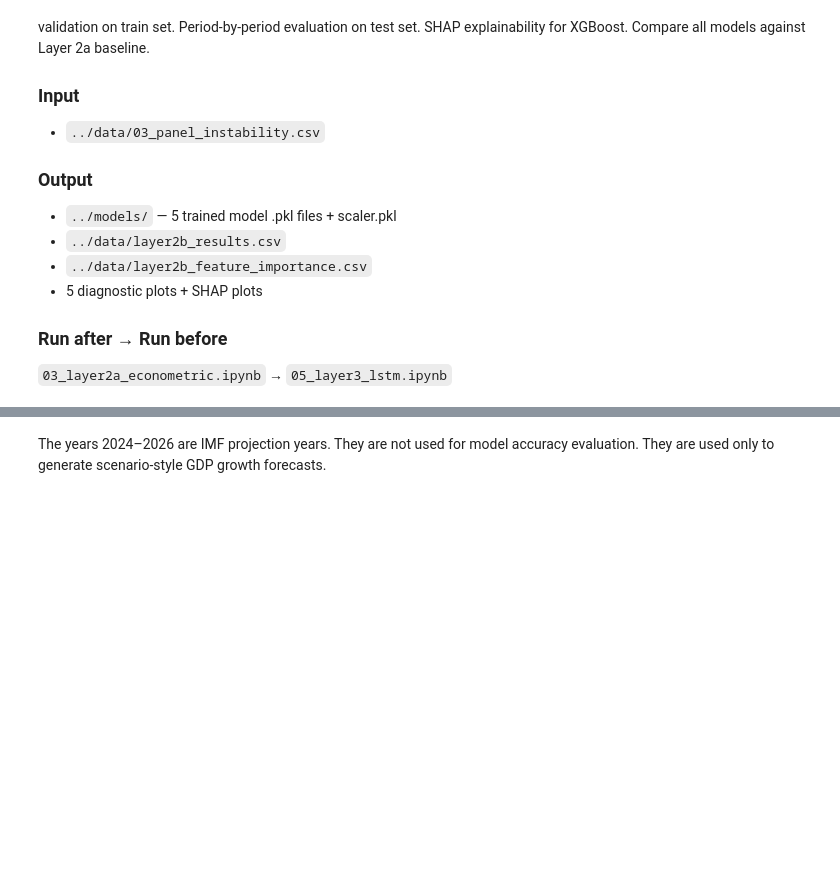
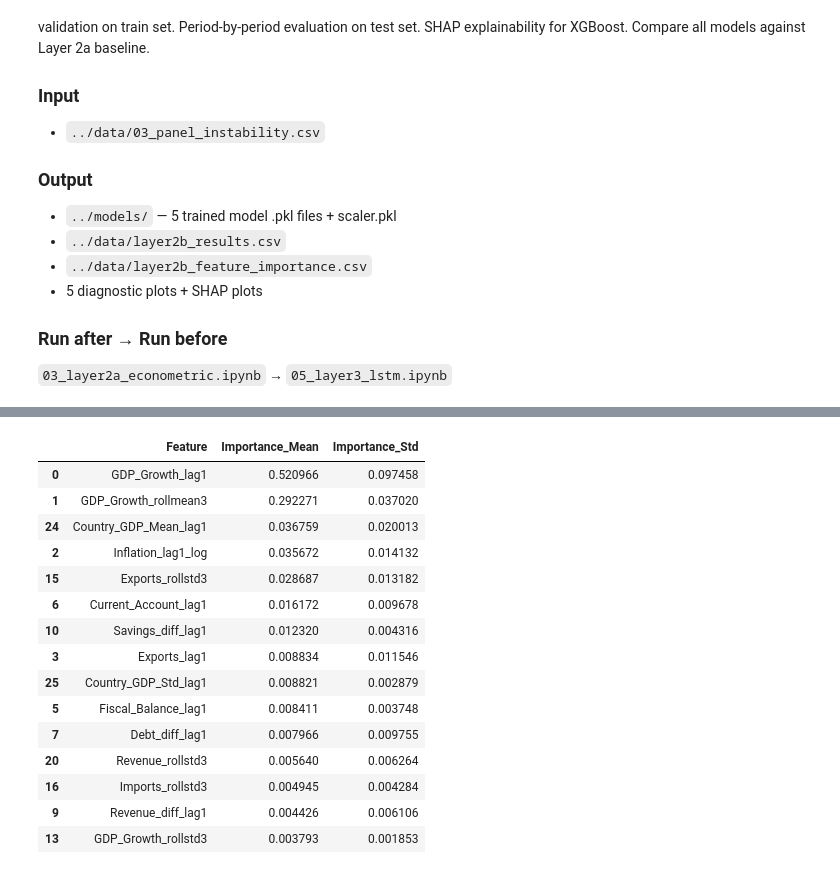
Before and after one commit to debottamc2002/Final_Project, a Jupyter notebook: major_project/04_layer2b_ml_models.ipynb, the cells around one changed output, grey strips where cells are left out. Cells and saved outputs as stored; diff of their text form; code cells hidden in the pictures; blank space fills up the shorter version.

```diff
--- a/major_project/04_layer2b_ml_models.ipynb
+++ b/major_project/04_layer2b_ml_models.ipynb
@@ -132,18 +210,0 @@ Projection: 2024-2026 | n=513
-# %%
-train_years = train["YEAR"].to_numpy(copy=False)
-
-validation_years = [2015, 2016, 2017, 2018, 2019]
-
-time_splits = []
-
-for validation_year in validation_years:
-    train_idx = np.flatnonzero(train_years < validation_year)
-    valid_idx = np.flatnonzero(train_years == validation_year)
-
-    if len(train_idx) > 0 and len(valid_idx) > 0:
-        time_splits.append((train_idx, valid_idx))
-
-        print(
-            f"Fold {validation_year}: "
-            f"train={len(train_idx)}, validation={len(valid_idx)}"
-        )
@@ -732,2 +691,50 @@ df.loc[
-# %% [markdown]
-The years 2024–2026 are IMF projection years. They are not used for model accuracy evaluation. They are used only to generate scenario-style GDP growth forecasts.
+# %%
+# ============================================================
+# Model-agnostic permutation importance
+# Works for any best ML model
+# ============================================================
+
+from sklearn.inspection import permutation_importance
+
+X_best_test = best_test[best_feature_cols].to_numpy()
+y_best_test = best_test["GDP_Growth"].to_numpy()
+
+perm = permutation_importance(
+    best_pipeline,
+    X_best_test,
+    y_best_test,
+    scoring="neg_root_mean_squared_error",
+    n_repeats=20,
+    random_state=42,
+    n_jobs=1,
+)
+
+perm_df = pd.DataFrame({
+    "Feature": best_feature_cols,
+    "Importance_Mean": perm.importances_mean,
+    "Importance_Std": perm.importances_std,
+}).sort_values("Importance_Mean", ascending=False)
+
+perm_df.to_csv(
+    "data/best_ml_permutation_importance.csv",
+    index=False,
+)
+
+display(perm_df.head(15))
+# %% [output]
+|  | Feature | Importance_Mean | Importance_Std |
+| 0 | GDP_Growth_lag1 | 0.520966 | 0.097458 |
+| 1 | GDP_Growth_rollmean3 | 0.292271 | 0.037020 |
+| 24 | Country_GDP_Mean_lag1 | 0.036759 | 0.020013 |
+| 2 | Inflation_lag1_log | 0.035672 | 0.014132 |
+| 15 | Exports_rollstd3 | 0.028687 | 0.013182 |
+| 6 | Current_Account_lag1 | 0.016172 | 0.009678 |
+| 10 | Savings_diff_lag1 | 0.012320 | 0.004316 |
+| 3 | Exports_lag1 | 0.008834 | 0.011546 |
+| 25 | Country_GDP_Std_lag1 | 0.008821 | 0.002879 |
+| 5 | Fiscal_Balance_lag1 | 0.008411 | 0.003748 |
+| 7 | Debt_diff_lag1 | 0.007966 | 0.009755 |
+| 20 | Revenue_rollstd3 | 0.005640 | 0.006264 |
+| 16 | Imports_rollstd3 | 0.004945 | 0.004284 |
+| 9 | Revenue_diff_lag1 | 0.004426 | 0.006106 |
+| 13 | GDP_Growth_rollstd3 | 0.003793 | 0.001853 |
```
Also changed, not shown: parts of 21 cells of this notebook, 7 other files.
